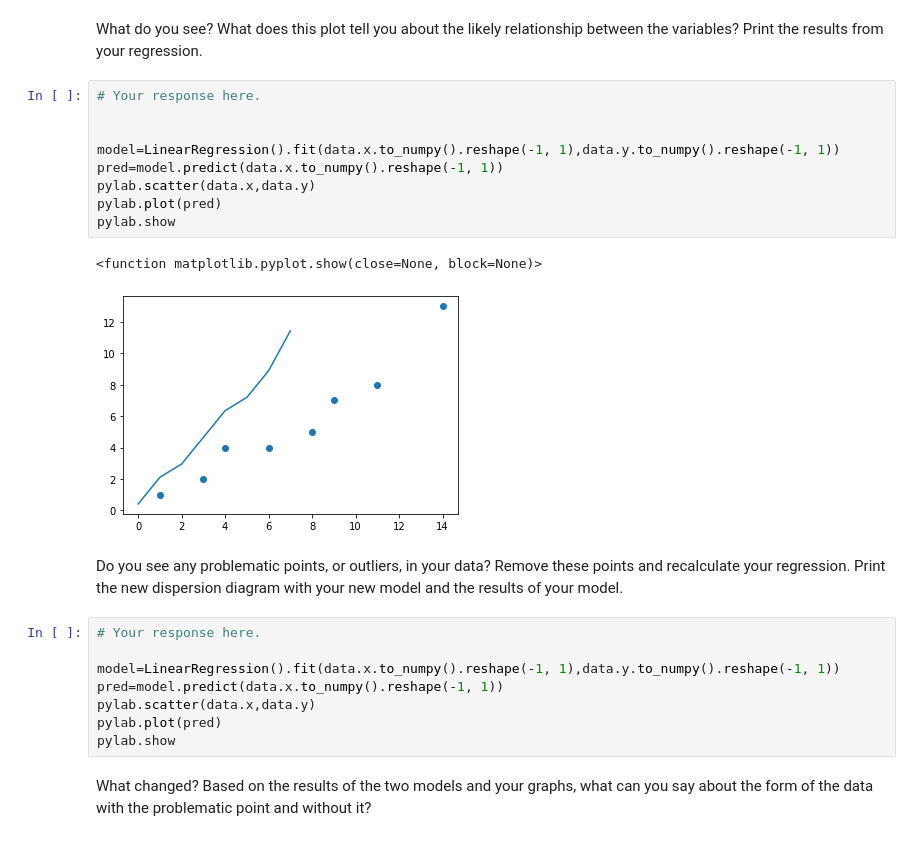
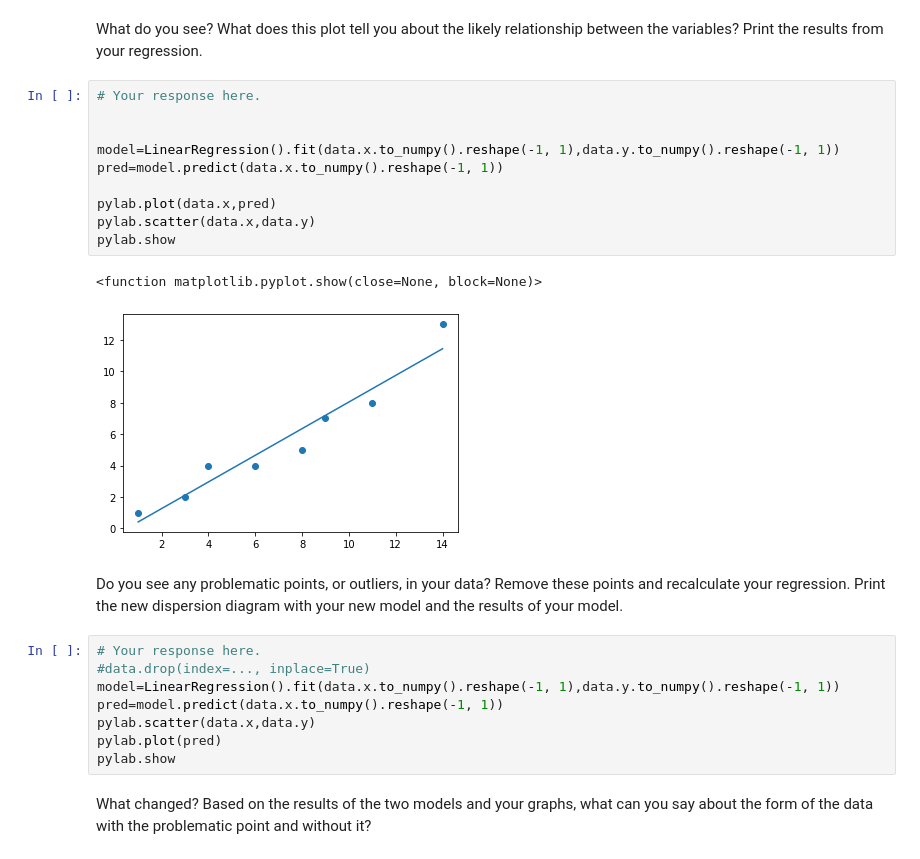
Before and after one commit to Ironhack-Data-Madrid-Marzo-2022/7.3-lab_regression_analysis, a Jupyter notebook: your-code.ipynb, the cells around one changed output. Saved outputs shown, nothing was run; the diff lists cells and outputs as text.

```diff
--- a/your-code.ipynb
+++ b/your-code.ipynb
@@ -234,20 +235,21 @@ What do you see? What does this plot tell you about the likely relationship betw
 # %%
 # Your response here.
 
 
 model=LinearRegression().fit(data.x.to_numpy().reshape(-1, 1),data.y.to_numpy().reshape(-1, 1))
 pred=model.predict(data.x.to_numpy().reshape(-1, 1))
+
+pylab.plot(data.x,pred)
 pylab.scatter(data.x,data.y)
-pylab.plot(pred)
 pylab.show
 # %% [output]
 <function matplotlib.pyplot.show(close=None, block=None)>
-[figure, old version]
+[figure, new version]
 # %% [markdown]
 Do you see any problematic points, or outliers, in your data? Remove these points and recalculate your regression. Print the new dispersion diagram with your new model and the results of your model.
 # %%
 # Your response here.
-
+#data.drop(index=..., inplace=True)
 model=LinearRegression().fit(data.x.to_numpy().reshape(-1, 1),data.y.to_numpy().reshape(-1, 1))
 pred=model.predict(data.x.to_numpy().reshape(-1, 1))
 pylab.scatter(data.x,data.y)
```
Also changed, not shown: parts of 1 cell of this notebook.
